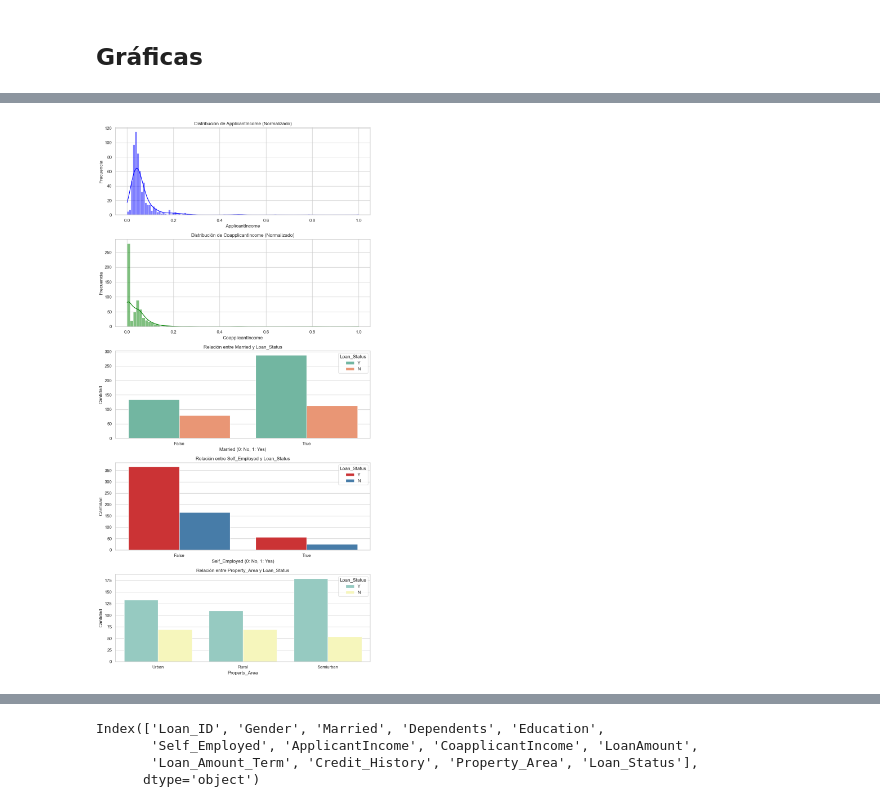
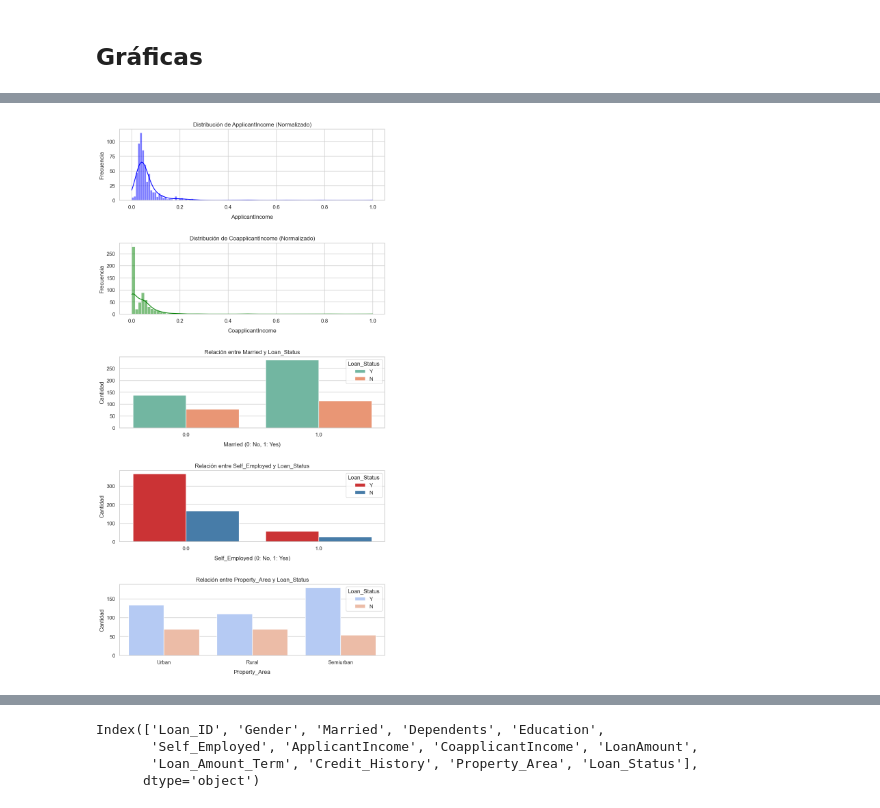
Before and after one commit to joferte84/Loan_predict, a Jupyter notebook: Loan predict.ipynb, the cells around one changed output, grey strips where cells are left out. Drawn from its saved outputs; the diff is of its cells as text; code cells hidden in the pictures.

```diff
--- a/Loan predict.ipynb
+++ b/Loan predict.ipynb
@@ -69,18 +106,3 @@ LoanAmount          22
 Loan_Amount_Term    14
 Credit_History      50
 dtype: int64
-# %%
-# Rellenar valores faltantes en variables categóricas con la moda
-categorical_columns = ['Gender', 'Married', 'Dependents', 'Self_Employed']
-for column in categorical_columns:
-    data[column].fillna(data[column].mode()[0], inplace=True)
-
-# Rellenar valores faltantes en variables numéricas con la mediana
-numerical_columns = ['LoanAmount', 'Loan_Amount_Term', 'Credit_History']
-for column in numerical_columns:
-    data[column].fillna(data[column].median(), inplace=True)
-
-# Verificar si aún quedan valores faltantes
-remaining_missing_values = data.isnull().sum().sum()
-
-remaining_missing_values
@@ -101,0 +138,15 @@ data_encoded.head()
+# %%
+# Asegúrate de que 'data_encoded' tiene todas las columnas necesarias y está correctamente preparado
+train_data_for_imputation = data_encoded.drop(['Loan_ID', 'Loan_Status'], axis=1)
+
+# Inicializa el IterativeImputer
+imputer = IterativeImputer(estimator=RandomForestRegressor(random_state=0), tol=1e-3, max_iter=20, verbose=2)
+
+# Selecciona todas las columnas para imputación, ya que 'data_encoded' debería contener solo las relevantes después de drop
+data_imputed = imputer.fit_transform(train_data_for_imputation)
+
+# Asegúrate de convertir el array imputado de nuevo a un DataFrame y preserva los nombres de las columnas
+data_imputed_df = pd.DataFrame(data_imputed, columns=train_data_for_imputation.columns, index=train_data_for_imputation.index)
+
+# Si necesitas actualizar 'data_encoded' con los nuevos valores imputados, considera reemplazar las columnas relevantes
+data_encoded.update(data_imputed_df)
@@ -181,41 +281,41 @@ fig, ax = plt.subplots(5, 1, figsize=(10, 20))
 
 # 1. Distribución de ApplicantIncome
 sns.histplot(data_encoded['ApplicantIncome'], kde=True, ax=ax[0], color='blue')
 ax[0].set_title('Distribución de ApplicantIncome (Normalizado)')
-ax[0].set_xlabel('ApplicantIncome')
+ax[0].set_xlabel('ApplicantIncome', labelpad=10)
 ax[0].set_ylabel('Frecuencia')
 
 # 2. Distribución de CoapplicantIncome
 sns.histplot(data_encoded['CoapplicantIncome'], kde=True, ax=ax[1], color='green')
 ax[1].set_title('Distribución de CoapplicantIncome (Normalizado)')
-ax[1].set_xlabel('CoapplicantIncome')
+ax[1].set_xlabel('CoapplicantIncome', labelpad=10)
 ax[1].set_ylabel('Frecuencia')
 
 # 3. Relación entre Married y Loan_Status
 sns.countplot(x='Married_Yes', hue='Loan_Status', data=data_encoded, ax=ax[2], palette='Set2')
 ax[2].set_title('Relación entre Married y Loan_Status')
-ax[2].set_xlabel('Married (0: No, 1: Yes)')
+ax[2].set_xlabel('Married (0: No, 1: Yes)', labelpad=10)
 ax[2].set_ylabel('Cantidad')
 ax[2].legend(title='Loan_Status')
 
 # 4. Relación entre Self_Employed y Loan_Status
 sns.countplot(x='Self_Employed_Yes', hue='Loan_Status', data=data_encoded, ax=ax[3], palette='Set1')
 ax[3].set_title('Relación entre Self_Employed y Loan_Status')
-ax[3].set_xlabel('Self_Employed (0: No, 1: Yes)')
+ax[3].set_xlabel('Self_Employed (0: No, 1: Yes)', labelpad=10)
 ax[3].set_ylabel('Cantidad')
 ax[3].legend(title='Loan_Status')
 
 # 5. Relación entre Property_Area y Loan_Status
-sns.countplot(x=data['Property_Area'], hue='Loan_Status', data=data, ax=ax[4], palette='Set3')
+sns.countplot(x=data['Property_Area'], hue='Loan_Status', data=data, ax=ax[4], palette='coolwarm')
 ax[4].set_title('Relación entre Property_Area y Loan_Status')
-ax[4].set_xlabel('Property_Area')
+ax[4].set_xlabel('Property_Area', labelpad=10)
 ax[4].set_ylabel('Cantidad')
 ax[4].legend(title='Loan_Status')
 
-plt.tight_layout()
+plt.subplots_adjust(hspace=0.6, wspace=0.4)
 plt.show()
 # %% [output]
-[figure, old version]
+[figure, new version]
 # %%
 # Crear figura y ejes para los siguientes cinco gráficos
 fig, ax = plt.subplots(4, 1, figsize=(10, 20))
```
Also changed, not shown: parts of 68 cells of this notebook.
